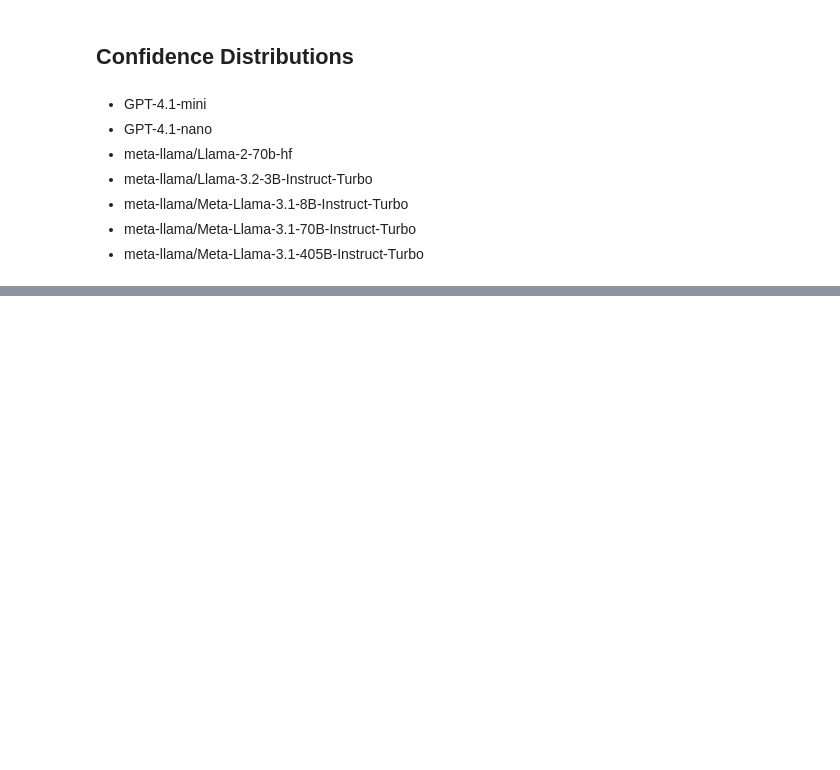
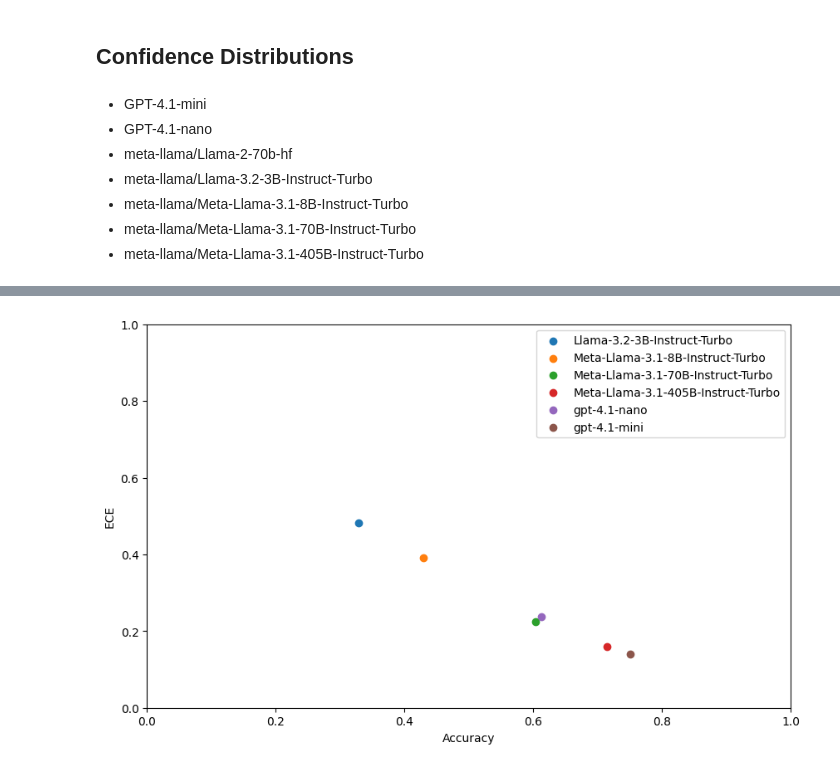
Before and after one commit to Linwei94/LLM-Calibration-Study, a Jupyter notebook: analysis/confidence_analysis.ipynb, the cells around one changed output, grey strips where cells are left out. Drawn from its saved outputs; the diff is of its cells as text; code cells hidden in the pictures; blank space fills up the shorter version.

```diff
--- a/analysis/confidence_analysis.ipynb
+++ b/analysis/confidence_analysis.ipynb
@@ -103,0 +124,14 @@ json_filesname = """../results/mmlu_pro_{model}_{confidence}_shared_sampling_Non
+# %%
+plt.figure(figsize=(10, 6))
+for model in all_models:
+    with open(json_filesname.format(model=model, confidence="logit_perplexity"), 'r') as f:
+        logits_perp = json.load(f)
+    plt.xlim(left=0, right=1)
+    plt.ylim(bottom=0, top=1)
+    plt.scatter(logits_perp["score"], logits_perp["ECE"], label=model)
+plt.xlabel("Accuracy")
+plt.ylabel("ECE")
+plt.legend()
+plt.show()
+# %% [output]
+[figure, added]
```
Also changed, not shown: parts of 5 cells of this notebook, 2 other files.
